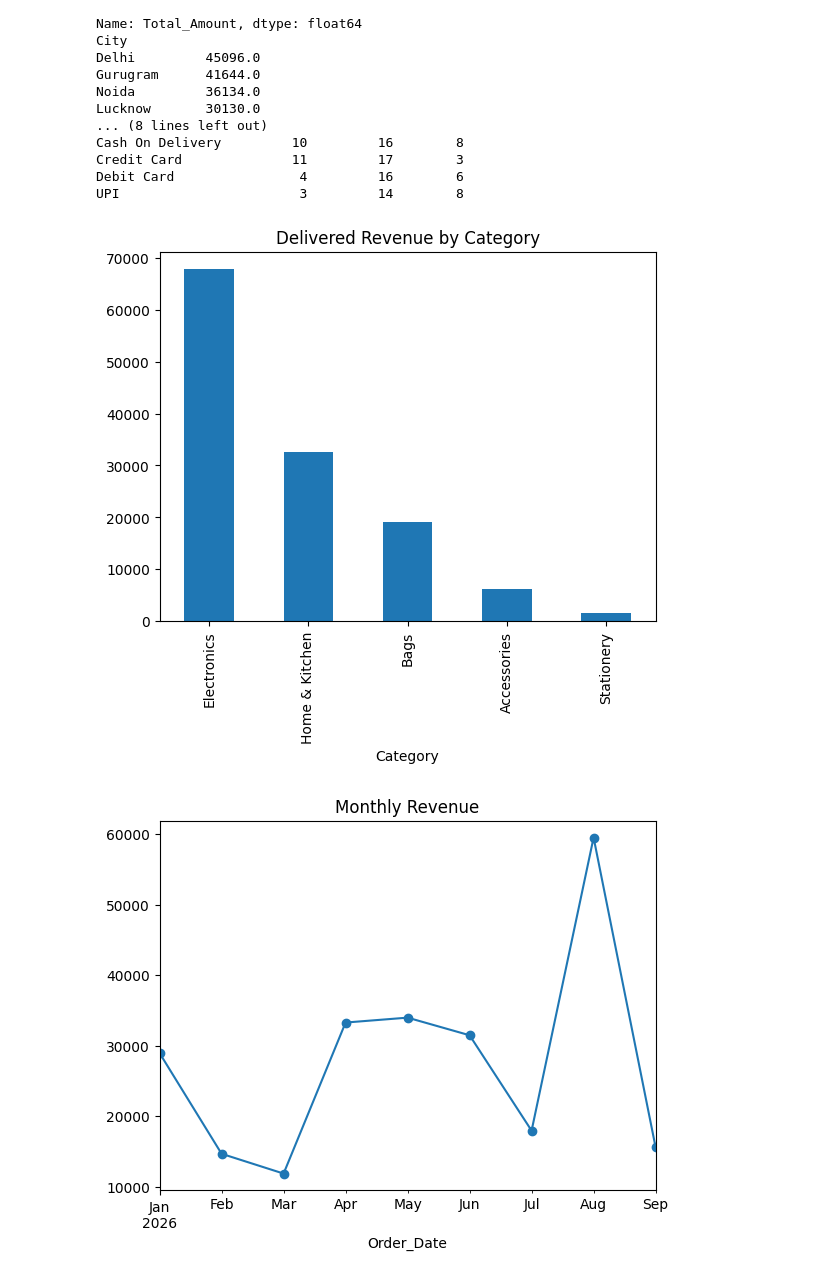
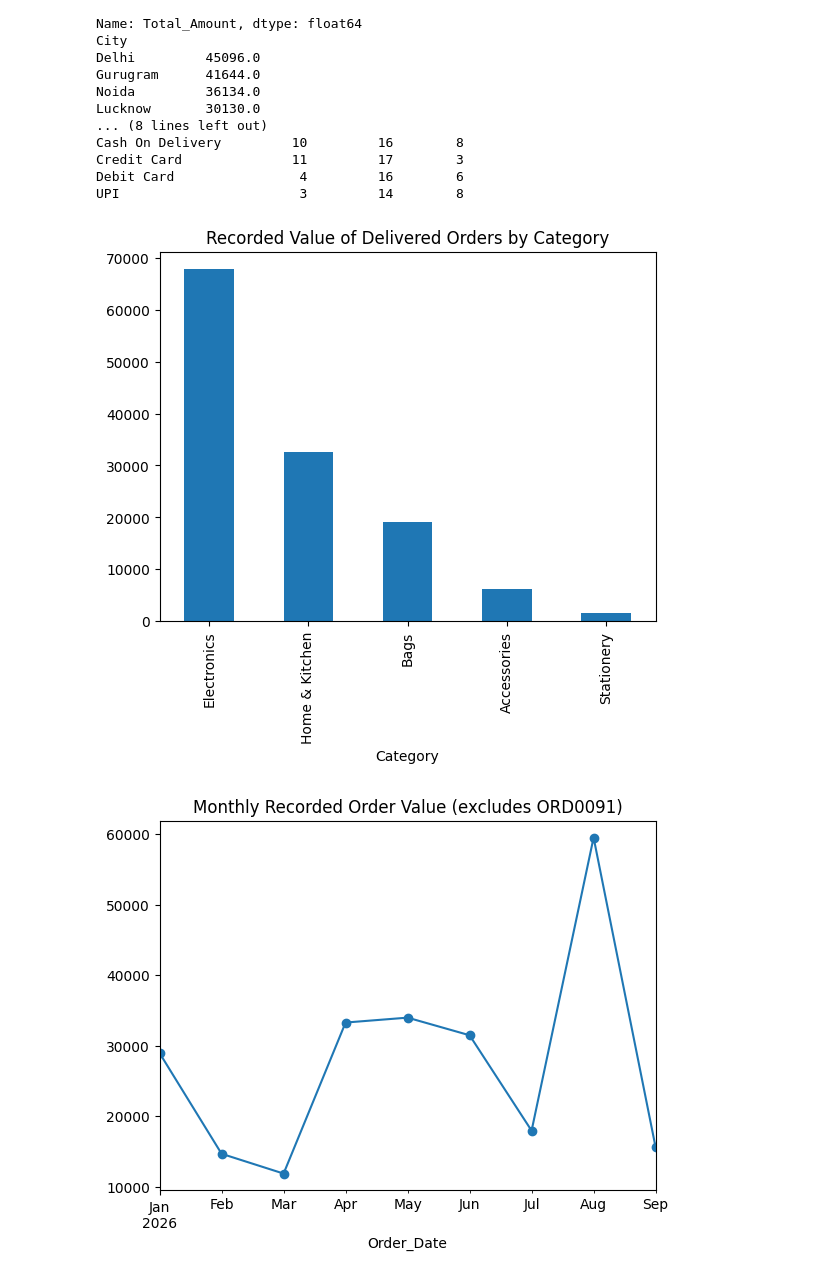
Before and after one commit to VipulAnalyst/Ecommerce_eda, a Jupyter notebook: EDA_data.ipynb, the cells around one changed output. Saved outputs shown, nothing was run; the diff lists cells and outputs as text; code cells hidden in the pictures.

```diff
--- a/EDA_data.ipynb
+++ b/EDA_data.ipynb
@@ -1,7 +7,7 @@
 # %%
 import pandas as pd
 # %%
-df = pd.read_csv(r"C:\Users\vipul\OneDrive\Desktop\Python\cleaned_data.csv")
+df = pd.read_csv("cleaned_data.csv")
 df
 # %% [output]
 |  | Order_ID | Customer_ID | Customer_Name | City | Order_Date | Product_ID | Product_Name | Category | ... |
@@ -160,13 +172,13 @@ Debit Card                4         16        6
 UPI                       3         14        8
 # %%
 delivered = df[df['Order_Status'] == 'Delivered']
-delivered.groupby('Category')['Total_Amount'].sum().sort_values(ascending=False).plot(kind='bar', title='Delivered Revenue by Category')
+delivered.groupby('Category')['Total_Amount'].sum().sort_values(ascending=False).plot(kind='bar', title='Recorded Value of Delivered Orders by Category')
 plt.show()
 # %% [output]
-[figure, old version]
+[figure, new version]
 # %%
 monthly = rev.set_index('Order_Date').resample('ME')['Total_Amount'].sum()
-monthly.plot(marker='o', title='Monthly Revenue')
+monthly.plot(marker='o', title='Monthly Recorded Order Value (excludes ORD0091)')
 plt.show()
 # %% [output]
-[figure, old version]
+[figure, new version]
```
Also changed, not shown: parts of 4 cells of this notebook.
